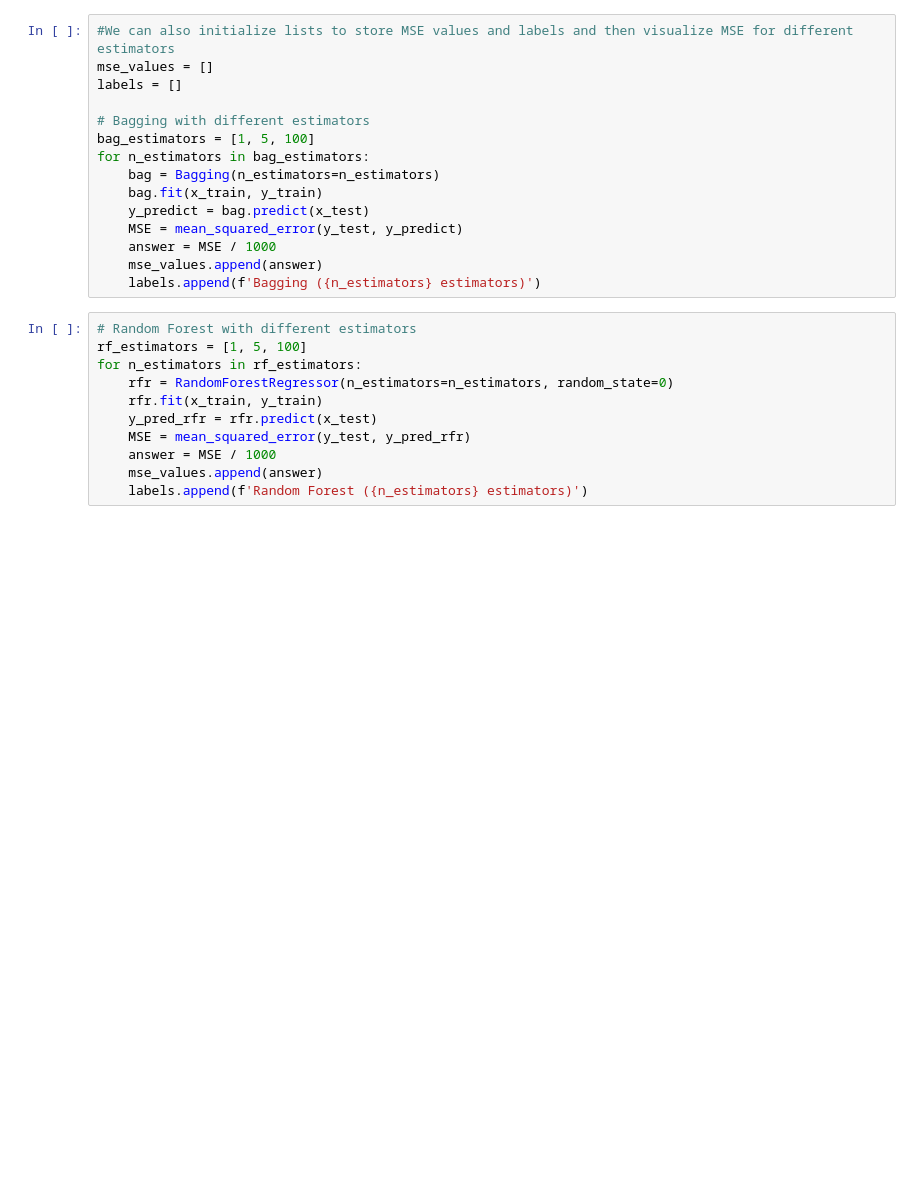
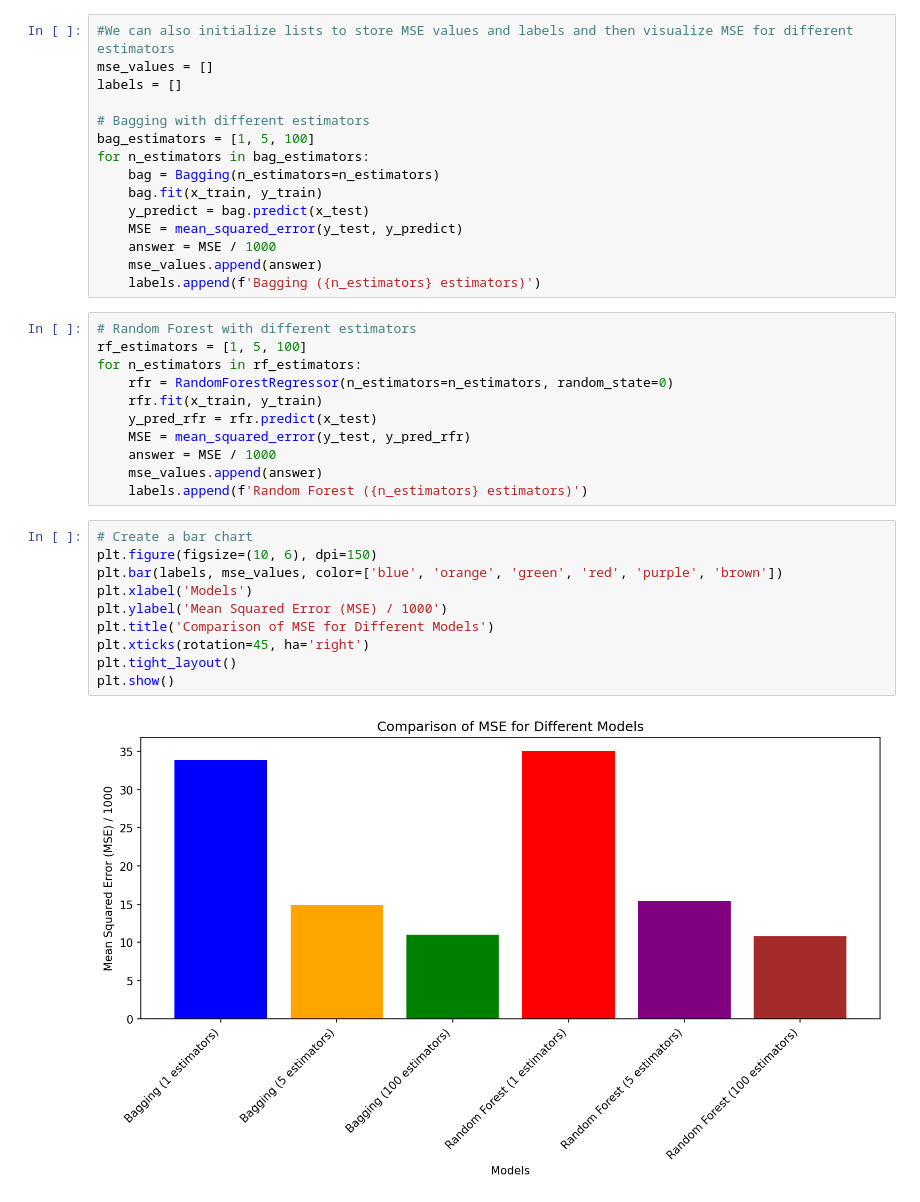
Before and after one commit to SergeyHSE/Bagging.github.io, a Jupyter notebook: RandomForest.ipynb, the cells around one changed output. Saved outputs shown, nothing was run; the diff lists cells and outputs as text; blank space fills up the shorter version.

```diff
--- a/RandomForest.ipynb
+++ b/RandomForest.ipynb
@@ -222,3 +222,15 @@ for n_estimators in rf_estimators:
     answer = MSE / 1000
     mse_values.append(answer)
     labels.append(f'Random Forest ({n_estimators} estimators)')
+# %%
+# Create a bar chart
+plt.figure(figsize=(10, 6), dpi=150)
+plt.bar(labels, mse_values, color=['blue', 'orange', 'green', 'red', 'purple', 'brown'])
+plt.xlabel('Models')
+plt.ylabel('Mean Squared Error (MSE) / 1000')
+plt.title('Comparison of MSE for Different Models')
+plt.xticks(rotation=45, ha='right')
+plt.tight_layout()
+plt.show()
+# %% [output]
+[figure, added]
```
